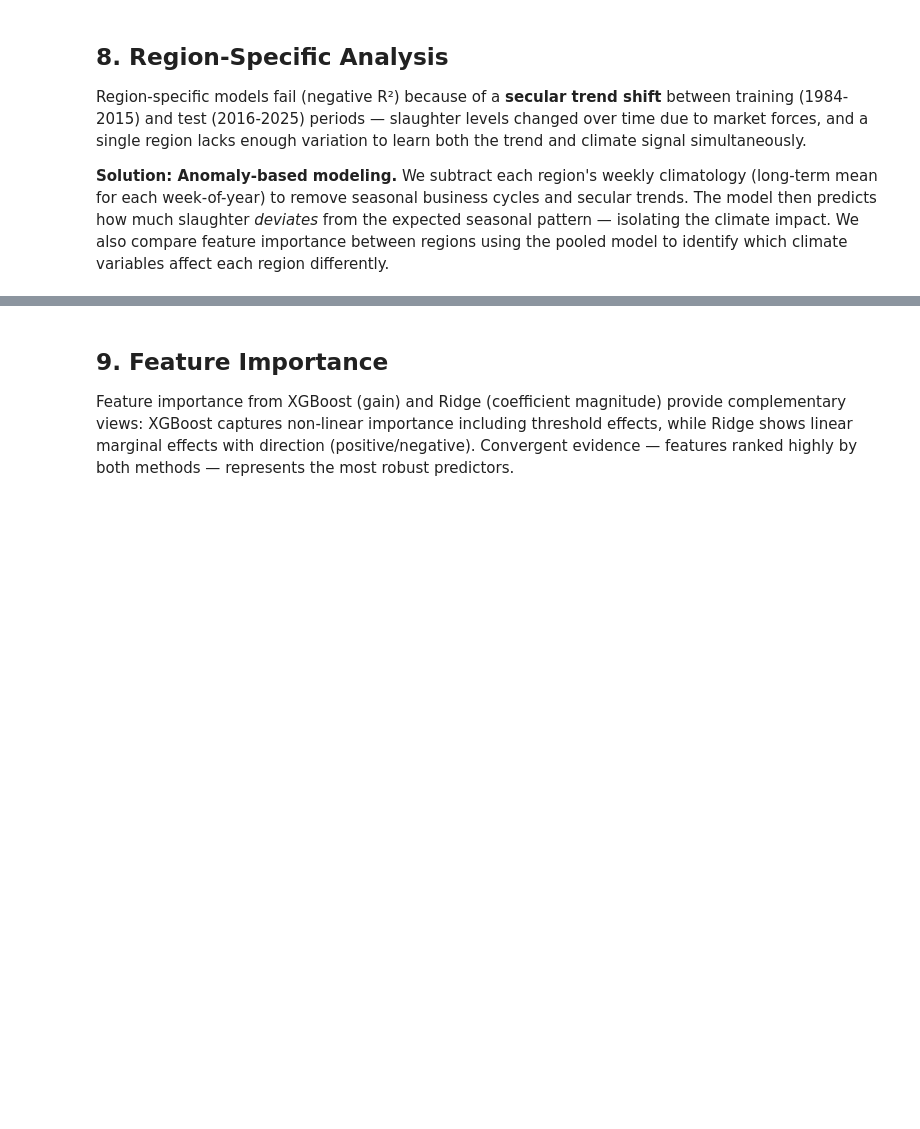
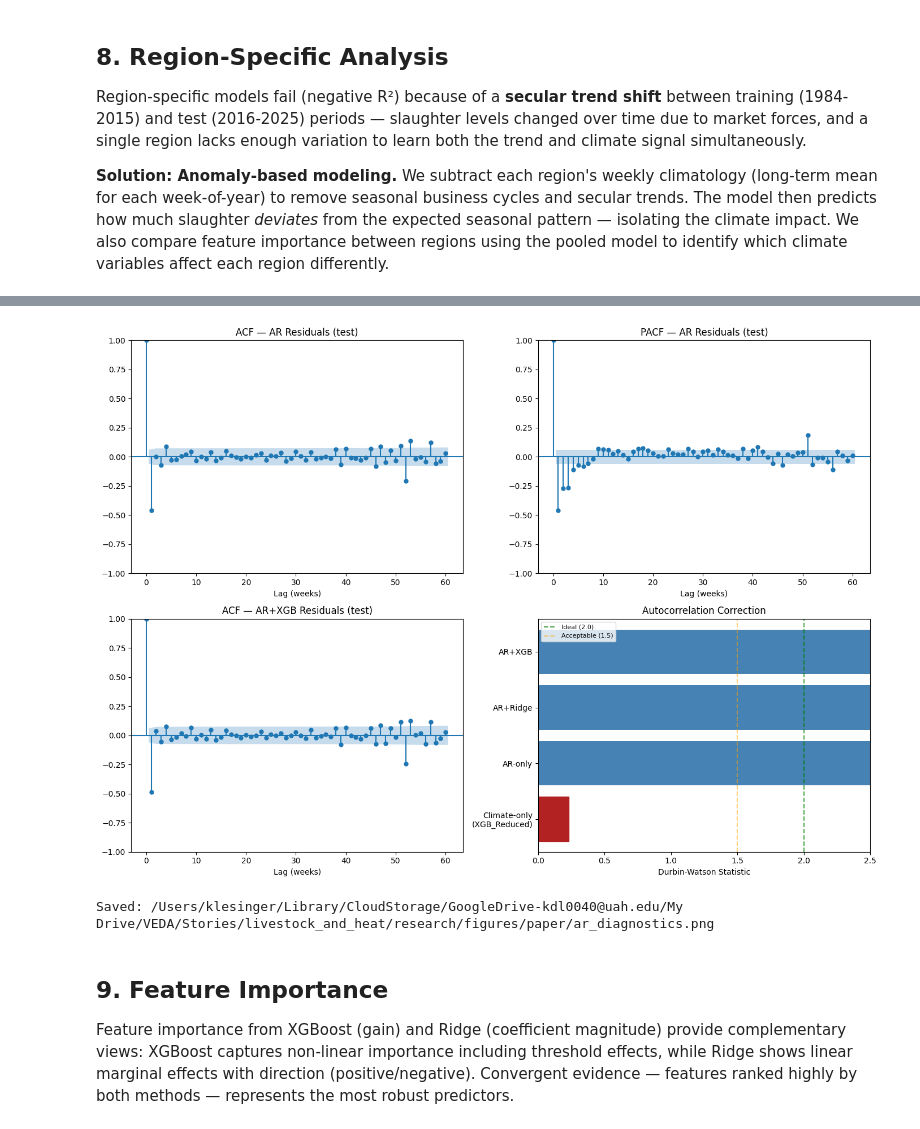
Before and after one commit to kyle-lesinger/livestock-heat-merra2, a Jupyter notebook: notebooks/03_analysis/paper_03_predictive_modeling.ipynb, the cells around one changed output, grey strips where cells are left out. Saved outputs shown, nothing was run; the diff lists cells and outputs as text; code cells hidden in the pictures; blank space fills up the shorter version.

```diff
--- a/notebooks/03_analysis/paper_03_predictive_modeling.ipynb
+++ b/notebooks/03_analysis/paper_03_predictive_modeling.ipynb
@@ -734,3 +1040,52 @@ Interpretation:
+# %%
+# =========================================================================
+# AR MODEL DIAGNOSTICS — verify autocorrelation is resolved
+# =========================================================================
+
+fig, axes = plt.subplots(2, 2, figsize=(14, 10))
+
+# ACF of AR residuals (pooled) — should show no significant lags
+ar_resid_pooled = y_test - ar_test_pred_pooled
+plot_acf(ar_resid_pooled, lags=60, ax=axes[0, 0], title='ACF — AR Residuals (test)', alpha=0.05)
+axes[0, 0].set_xlabel('Lag (weeks)')
+
+# PACF of AR residuals
+plot_pacf(ar_resid_pooled, lags=60, ax=axes[0, 1], title='PACF — AR Residuals (test)',
+          alpha=0.05, method='ywm')
+axes[0, 1].set_xlabel('Lag (weeks)')
+
+# ACF of combined residuals (best AR+climate model)
+best_ar_pred = best_ar_combo['y_pred_test']
+combined_resid = y_test - best_ar_pred
+plot_acf(combined_resid, lags=60, ax=axes[1, 0],
+         title=f'ACF — {best_ar_name} Residuals (test)', alpha=0.05)
+axes[1, 0].set_xlabel('Lag (weeks)')
+
+# DW comparison bar chart
+dw_values = {
+    'Climate-only\n(XGB_Reduced)': 0.23,
+    f'AR-only': dw_ar_only,
+}
+for name, r in ar_stage2_results.items():
+    dw_values[name] = r['dw_combined']
+
+bars = axes[1, 1].barh(list(dw_values.keys()), list(dw_values.values()), color='steelblue')
+axes[1, 1].axvline(2.0, color='green', linestyle='--', alpha=0.7, label='Ideal (2.0)')
+axes[1, 1].axvline(1.5, color='orange', linestyle='--', alpha=0.5, label='Acceptable (1.5)')
+axes[1, 1].set_xlabel('Durbin-Watson Statistic')
+axes[1, 1].set_title('Autocorrelation Correction')
+axes[1, 1].legend(fontsize=8)
+axes[1, 1].set_xlim(0, 2.5)
+# Color the first bar red to highlight the problem
+bars[0].set_color('firebrick')
+
+fig.tight_layout()
+fig.savefig(config.PAPER_FIGURES_DIR / 'ar_diagnostics.png', dpi=150, bbox_inches='tight')
+plt.show()
+print(f"Saved: {config.PAPER_FIGURES_DIR / 'ar_diagnostics.png'}")
+# %% [output]
+[figure, added]
+Saved: /Users/klesinger/Library/CloudStorage/GoogleDrive-kdl0040@uah.edu/My Drive/VEDA/Stories/livestock_and_heat/research/figures/paper/ar_diagnostics.png
 # %% [markdown]
 ## 9. Feature Importance
 
```
Also changed, not shown: parts of 26 cells of this notebook, 32 other files.
